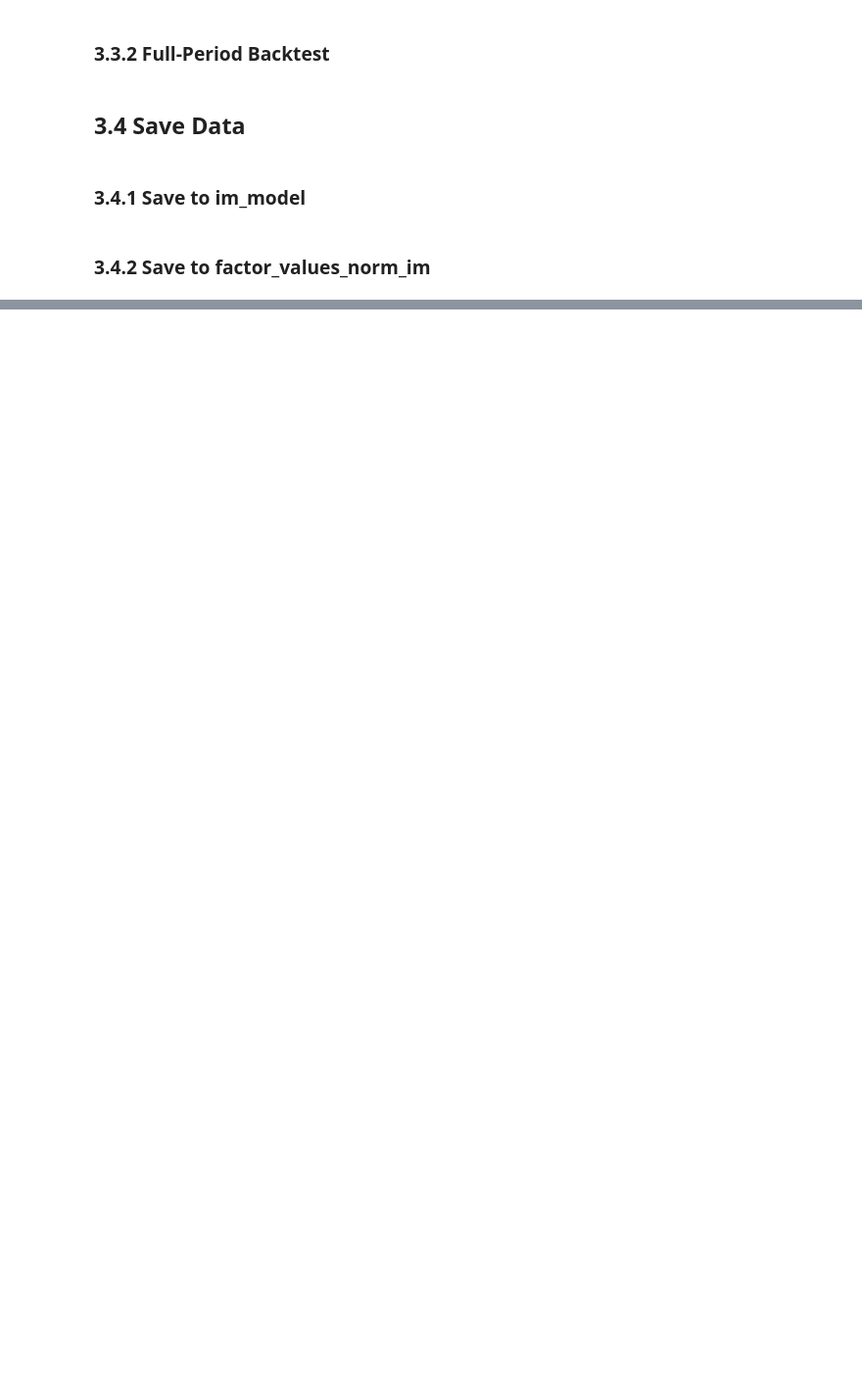
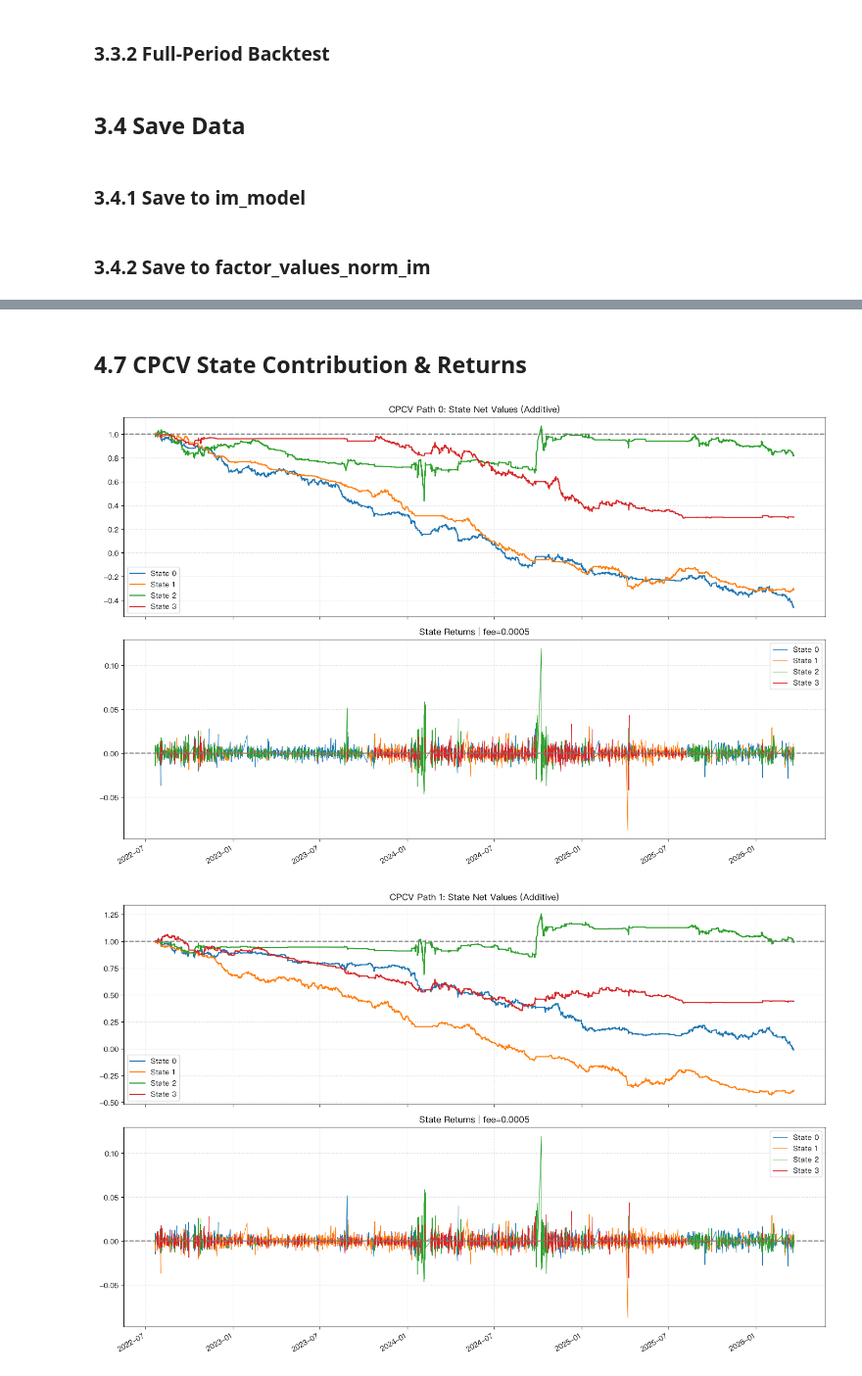
Before and after one commit to CatchMan1/Quant-Regime-Factor, a Jupyter notebook: market-regime/HMM-regime.ipynb, the cells around one changed output, grey strips where cells are left out. Shown at 98% size. Cells and saved outputs as stored; diff of their text form; code cells hidden in the pictures; blank space fills up the shorter version.

Commit message:
revise the cpcv

```diff
--- a/market-regime/HMM-regime.ipynb
+++ b/market-regime/HMM-regime.ipynb
@@ -620,0 +697,18 @@ for path_id in range(result['phi']):
+# %%
+cpcv_data_dir.mkdir(parents=True, exist_ok=True)
+cpcv_signal_file = cpcv_data_dir / 'cpcv_hmm_signals.csv'
+cpcv_signals.to_csv(cpcv_signal_file, index=False)
+
+cpcv_signals = pd.read_csv(cpcv_signal_file, parse_dates=['DateTime'])
+assignments = cpcv_signals[['split_id', '_group']].drop_duplicates().sort_values(['_group', 'split_id'])
+assignments['path_id'] = assignments.groupby('_group').cumcount()
+cpcv_signals = cpcv_signals.merge(assignments, on=['split_id', '_group'], validate='many_to_one')
+cpcv_path_data = cpcv_signals.merge(
+    cpcv_df[['DateTime', '_pos', '_group', 'pct', 'return_end']],
+    on=['DateTime', '_pos', '_group'], validate='many_to_one',
+)
+backtest_paths = {}
+for path_id in range(cpcv_phi):
+    frame = cpcv_path_data.loc[cpcv_path_data['path_id'].eq(path_id)].sort_values('_pos')
+    backtest_paths[path_id] = frame.set_index('DateTime').copy()
+backtest_paths[0].head()
@@ -620,0 +723,36 @@ for path_id in range(result['phi']):
+# %% [markdown]
+## 4.7 CPCV State Contribution & Returns
+# %%
+cpcv_metrics = []
+for path_id, df_path in backtest_paths.items():
+    fig, axes = plt.subplots(2, 1, figsize=(14, 9), sharex=True)
+    nav_dates = pd.DatetimeIndex([df_path.index[0], *df_path['return_end']])
+    for state_id in range(cpcv_n_states):
+        position = df_path['state'].eq(state_id).astype(float)
+        turnover = position.diff().fillna(position.iloc[0]).abs()
+        strategy_ret = position * df_path['pct'] - turnover * cpcv_fee
+        net_values = np.r_[1.0, 1.0 + strategy_ret.cumsum().to_numpy()]
+        daily_ret = strategy_ret.groupby(df_path['return_end'].dt.normalize().to_numpy()).sum()
+        daily_std = daily_ret.std(ddof=0)
+        sharpe = daily_ret.mean() / daily_std * np.sqrt(252) if daily_std > 0 else np.nan
+        drawdown = net_values - np.maximum.accumulate(net_values)
+        cpcv_metrics.append({'path_id': path_id, 'state': state_id,
+                             'total_return': strategy_ret.sum(),
+                             'max_drawdown_fixed_capital': drawdown.min(), 'daily_sharpe': sharpe})
+        axes[0].plot(nav_dates, net_values, label=f'State {state_id}')
+        axes[1].plot(df_path['return_end'], strategy_ret, label=f'State {state_id}', linewidth=0.8)
+    axes[0].axhline(1, color='grey', linestyle='--')
+    axes[1].axhline(0, color='grey', linestyle='--')
+    axes[0].set_title(f'CPCV Path {path_id}: State Net Values (Additive)')
+    axes[1].set_title(f'State Returns | fee={cpcv_fee}')
+    for ax in axes:
+        ax.grid(True, linestyle=':', alpha=0.6)
+        ax.legend()
+    fig.autofmt_xdate()
+    plt.tight_layout()
+    plt.show()
+cpcv_metrics = pd.DataFrame(cpcv_metrics)
+cpcv_metrics
+# %% [output]
+[figure, added]
+[figure, added]
```
Also changed, not shown: parts of 29 cells of this notebook, 3 other files.
